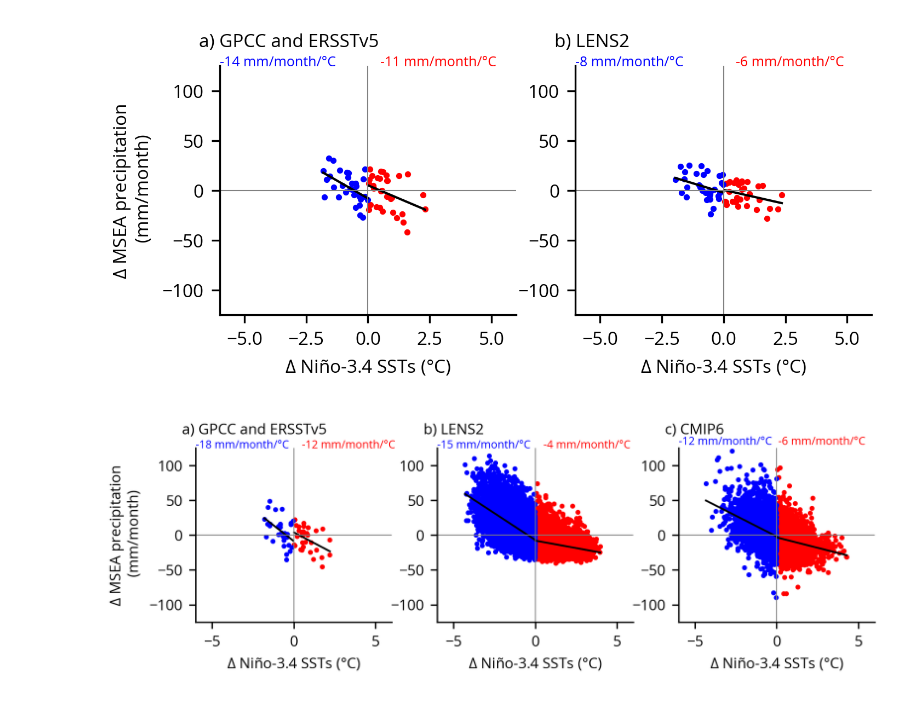
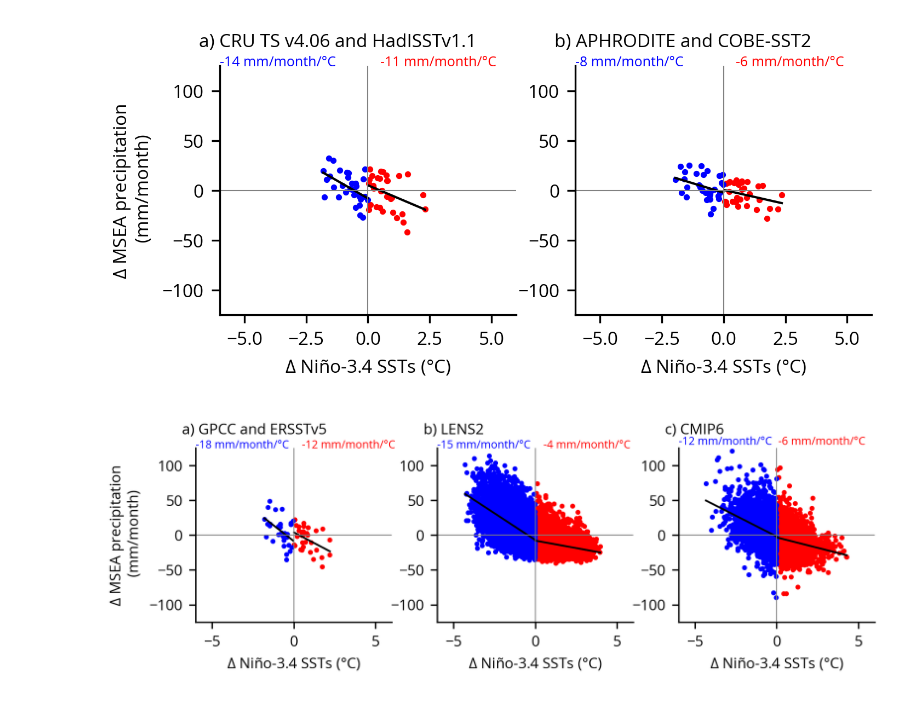
Before and after one commit to emmleroy/msea-interbasin-interactions, a Jupyter notebook: Fig4_S6.ipynb, the cells around one changed output. Drawn from its saved outputs; the diff is of its cells as text; code cells hidden in the pictures.

Commit message:
Fix typo in Figure S6 labels

```diff
--- a/Fig4_S6.ipynb
+++ b/Fig4_S6.ipynb
@@ -104,35 +104,35 @@ for precip_anm, sst_anm_nino34 in zip(precip_anms, sst_anm_nino34s):
     plots.plot_enso_asymmetry_scatter(ax2, elnino_sst, elnino_pre, lanina_sst, lanina_pre)
     plots.annotate_slope(ax2, elnino_sst, elnino_pre, x_pos=0.5, label_color='red')
     plots.annotate_slope(ax2, lanina_sst, lanina_pre, x_pos=-6, label_color='blue')
 
 ##############################################
 
 for ax in [ax1, ax2]:
     ax.set_xlabel("$\Delta$ Niño-3.4 SSTs (°C)")
     ax.spines['top'].set_visible(False)
     ax.spines['right'].set_visible(False)
     ax.axhline(0, color='grey', linewidth=0.5)
     ax.axvline(0, color='grey', linewidth=0.5)
 
 ax1.set_ylabel("$\Delta$ MSEA precipitation \n (mm/month)")
 
 # Set axis limits for all subplots
 for ax in [ax1, ax2]:
     ax.set_ylim(-125, 125)
     ax.set_xlim(-6, 6)
 
 # Set subplot labels
-titles1 = ["a) GPCC and ERSSTv5", "b) LENS2"]
+titles1 = ["a) CRU TS v4.06 and HadISSTv1.1", "b) APHRODITE and COBE-SST2"]
 titles2 = [None, None]
 colors = ['k', 'k']
 for i, (ax, title1, title2) in enumerate(zip([ax1, ax2], titles1, titles2)):
     ax.annotate(title1, xy=(-0.07, 1.06), xycoords='axes fraction', fontsize=8, color='k', ha='left', va='bottom')
     ax.annotate(title2, xy=(0, 1.06), xycoords='axes fraction', fontsize=8, color=colors[i], ha='left', va='bottom')
 
 plt.savefig("FigS6.png")
 plt.savefig("FigS6.pdf")
 # %% [output]
-[figure, old version]
+[figure, new version]
 # %%
 utils.set_matplotlib_font("Open Sans")
 mpl.rcParams.update({
```
